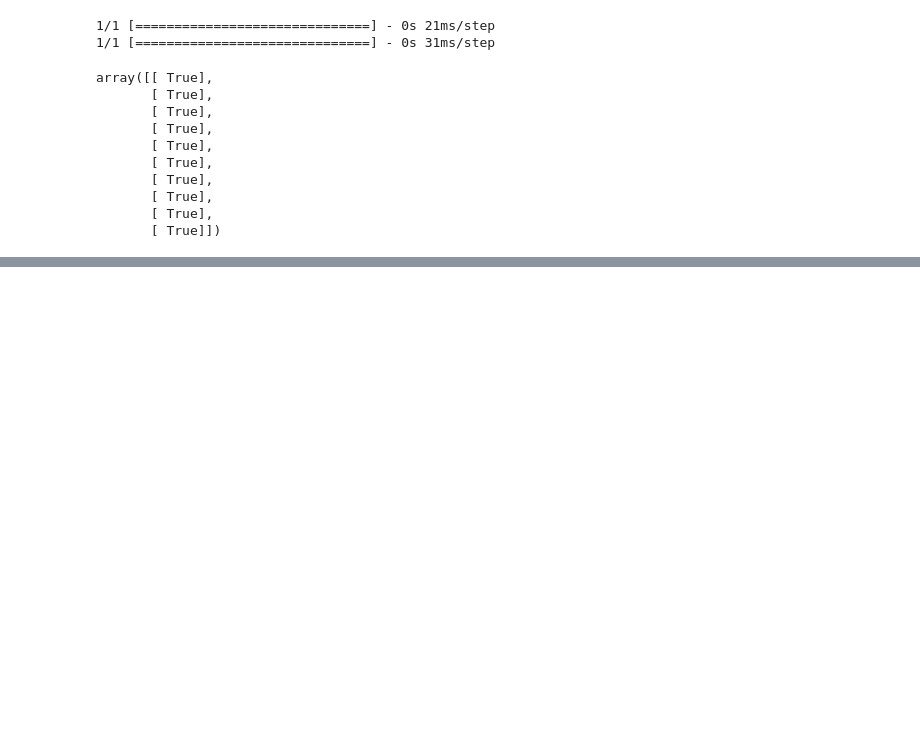
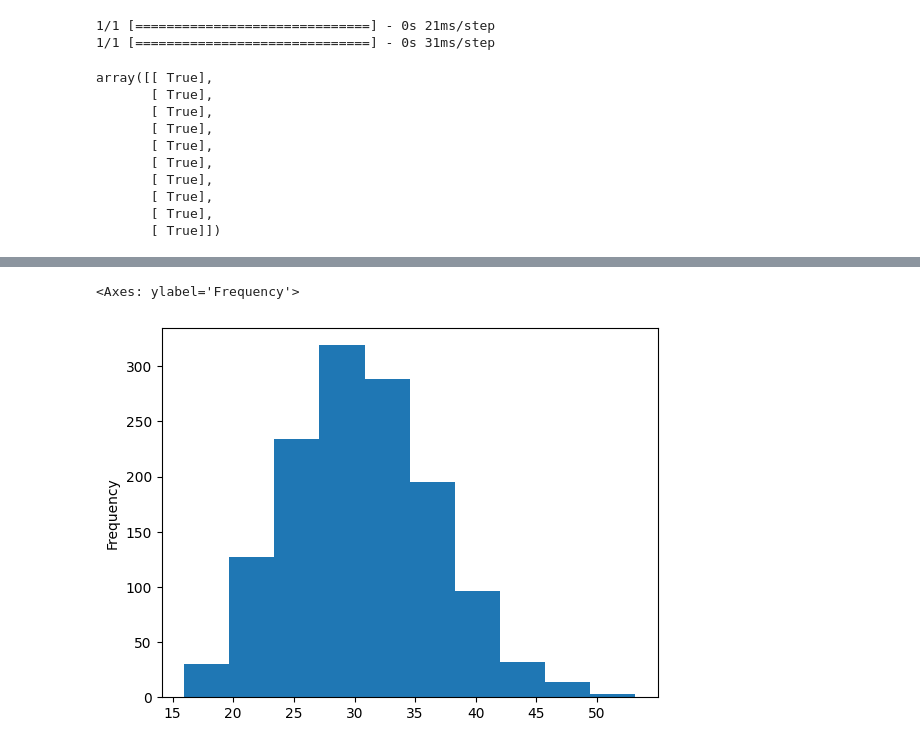
Before and after one commit to shch989/Data_Science_For_TensorFlow, a Jupyter notebook: 01_neural_network_regression_with_tensorflow_video.ipynb, the cells around one changed output, grey strips where cells are left out. Cells and saved outputs as stored; diff of their text form; code cells hidden in the pictures; blank space fills up the shorter version.

```diff
--- a/01_neural_network_regression_with_tensorflow_video.ipynb
+++ b/01_neural_network_regression_with_tensorflow_video.ipynb
@@ -910,0 +1342,5 @@ array([[ True],
+# %%
+X["bmi"].plot(kind="hist")
+# %% [output]
+<Axes: ylabel='Frequency'>
+[figure, added]
```
Also changed, not shown: parts of 36 cells of this notebook, 1 other file.
